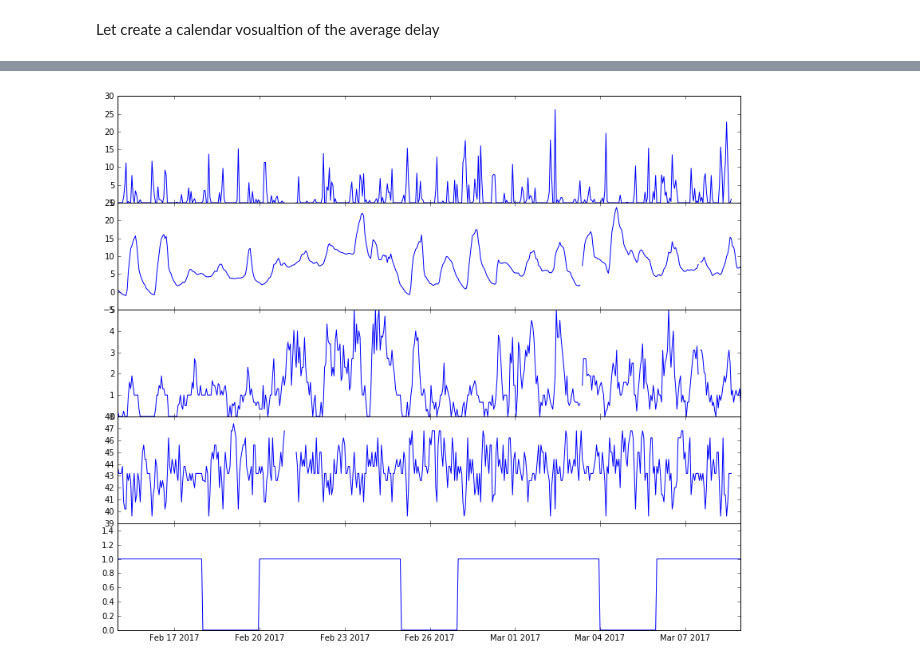
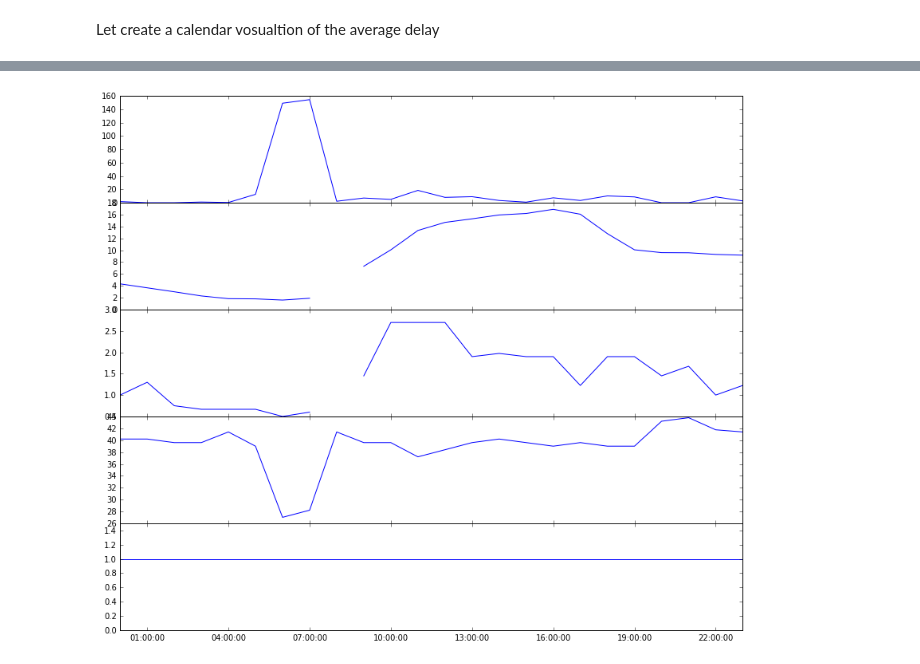
Before and after one commit to yhaddad/KaggleDojo, a Jupyter notebook: time_serie_regression.ipynb, the cells around one changed output, grey strips where cells are left out. Cells and saved outputs as stored; diff of their text form; code cells hidden in the pictures.

Commit message:
finalising the data handeling and implemnetation of ARIMA method

```diff
--- a/time_serie_regression.ipynb
+++ b/time_serie_regression.ipynb
@@ -224,7 +224,7 @@ feat_weather =  [
 let selection the `b129` root one of busiest route,
 # %%
 import numpy as np
-df_traffic = cur_df['cur.wilhering.b129.traffic.risc-software.at']
+df_traffic = cur_df['cur.zentrum.b129.traffic.risc-software.at']
 df_traffic['time'] = pd.to_datetime(df_traffic['ts']/1000.0, unit='s')
 df_traffic = df_traffic[feat_traffic]
 
@@ -356,24 +356,27 @@ data.attrs.total_duration_in_traffic   (1664,)
 # %%
 f = plt.figure(figsize=(14,12))
 plt.subplots_adjust(hspace=0.001)
+
+period = ['2017-03-3','2017-03-3']
+
 ax1 = plt.subplot(511)
-ax1.plot(df.loc['2017-02-15':'2017-03-8']['data.attrs.delay'])
+ax1.plot(df.loc[period[0]:period[1]]['data.attrs.delay'])
 
 ax2 = plt.subplot(512, sharex=ax1)
-ax2.plot(df.loc['2017-02-15':'2017-03-8']['TemperatureC'])
+ax2.plot(df.loc[period[0]:period[1]]['TemperatureC'])
 
 ax3 = plt.subplot(513, sharex=ax1)
-ax3.plot(df.loc['2017-02-15':'2017-03-8']['WindSpeedKMH'])
+ax3.plot(df.loc[period[0]:period[1]]['WindSpeedKMH'])
 
 ax4 = plt.subplot(514, sharex=ax1)
-ax4.plot(df.loc['2017-02-15':'2017-03-8']['data.attrs.delayed_average_speed'])
+ax4.plot(df.loc[period[0]:period[1]]['data.attrs.delayed_average_speed'])
 
 ax5 = plt.subplot(515, sharex=ax1)
-ax5.plot(df.loc['2017-02-15':'2017-03-8']['working_day'])
+ax5.plot(df.loc[period[0]:period[1]]['working_day'])
 ax5.set_ylim([0,1.5])
 xticklabels = ax1.get_xticklabels() + ax2.get_xticklabels() + ax3.get_xticklabels() + ax4.get_xticklabels()
 plt.setp(xticklabels, visible=False)
 
 plt.show()
 # %% [output]
-[figure, old version]
+[figure, new version]
```
Also changed, not shown: parts of 36 cells of this notebook.
